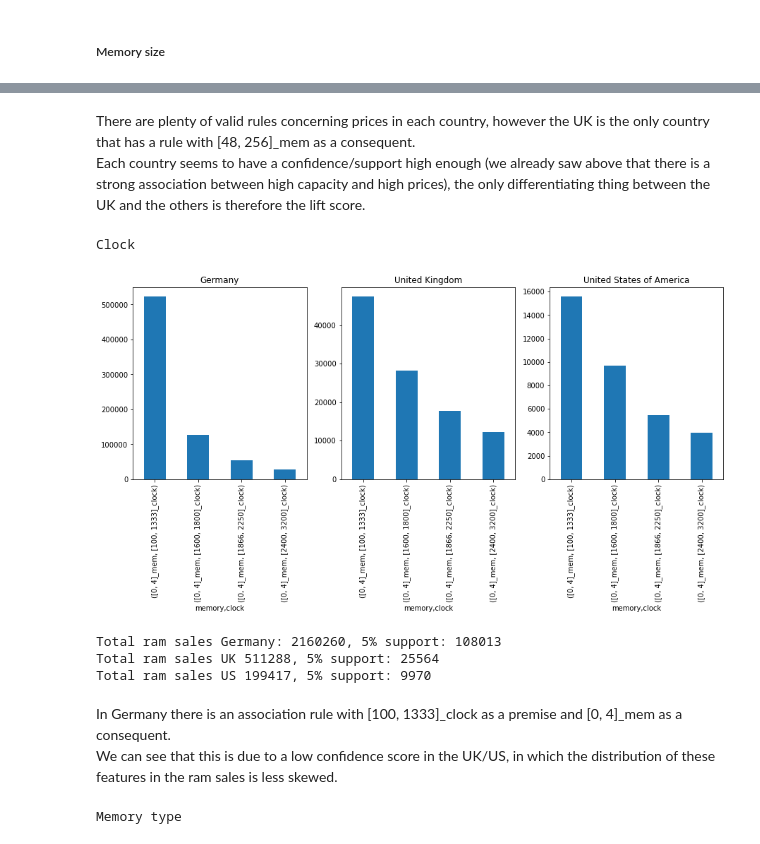
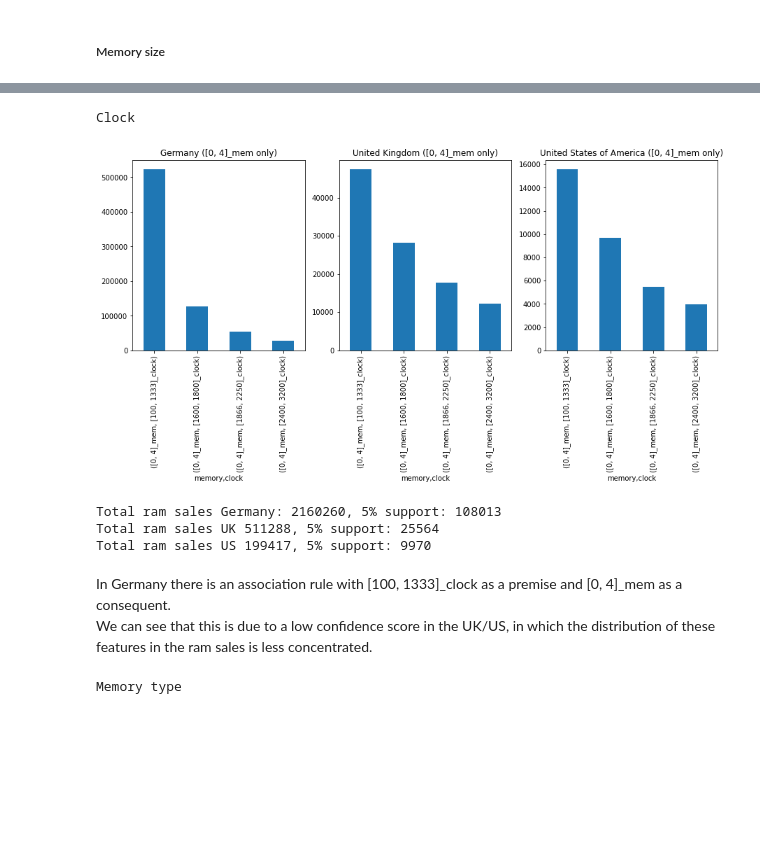
Before and after one commit to adettori/Data-Mining-DM-2020-project, a Jupyter notebook: DM_14_TASK4/dm2020-2-task4.ipynb, the cells around one changed output, grey strips where cells are left out. Saved outputs shown, nothing was run; the diff lists cells and outputs as text; code cells hidden in the pictures; blank space fills up the shorter version.

```diff
--- a/DM_14_TASK4/dm2020-2-task4.ipynb
+++ b/DM_14_TASK4/dm2020-2-task4.ipynb
@@ -746,30 +1009,27 @@ Total ram sales US 199417, 5% support: 9970
-# %% [markdown]
-There are plenty of valid rules concerning prices in each country, however the UK is the only country that has a rule with [48, 256]_mem as a consequent.
-Each country seems to have a confidence/support high enough (we already saw above that there is a strong association between high capacity and high prices), the only differentiating thing between the UK and the others is therefore the lift score.
 # %%
 print("Clock")
 
 fig, axes = plt.subplots(1, 3, figsize=(15, 5))
 df_sales_proc.loc[(df_sales_proc["country"] == "Germany") & (df_sales_proc["memory"] == "[0, 4]_mem")]\
-        .groupby(["memory", "clock"]).size().nlargest(15).plot(kind="bar", ax=axes[0], title="Germany")
+        .groupby(["memory", "clock"]).size().nlargest(15).plot(kind="bar", ax=axes[0], title="Germany ([0, 4]_mem only)")
 df_sales_proc.loc[(df_sales_proc["country"] == "United Kingdom") & (df_sales_proc["memory"] == "[0, 4]_mem")]\
-        .groupby(["memory", "clock"]).size().nlargest(15).plot(kind="bar", ax=axes[1], title="United Kingdom")
+        .groupby(["memory", "clock"]).size().nlargest(15).plot(kind="bar", ax=axes[1], title="United Kingdom ([0, 4]_mem only)")
 df_sales_proc.loc[(df_sales_proc["country"] == "United States of America") & (df_sales_proc["memory"] == "[0, 4]_mem")]\
-        .groupby(["memory", "clock"]).size().nlargest(15).plot(kind="bar", ax=axes[2], title="United States of America")
+        .groupby(["memory", "clock"]).size().nlargest(15).plot(kind="bar", ax=axes[2], title="United States of America ([0, 4]_mem only)")
 plt.show()
 
-print(f'Total ram sales Germany: {ram_sales_ger}, 5% support: {ram_sales_ger*5//100}')
-print(f'Total ram sales UK {ram_sales_uk}, 5% support: {ram_sales_uk*5//100}')
-print(f'Total ram sales US {ram_sales_us}, 5% support: {ram_sales_us*5//100}')
+print(f'Total ram sales Germany: {ram_sales_ger.shape[0]}, 5% support: {ram_sales_ger.shape[0]*5//100}')
+print(f'Total ram sales UK {ram_sales_uk.shape[0]}, 5% support: {ram_sales_uk.shape[0]*5//100}')
+print(f'Total ram sales US {ram_sales_us.shape[0]}, 5% support: {ram_sales_us.shape[0]*5//100}')
 # %% [output]
 Clock
-[figure, old version]
+[figure, new version]
 Total ram sales Germany: 2160260, 5% support: 108013
 Total ram sales UK 511288, 5% support: 25564
 Total ram sales US 199417, 5% support: 9970
 # %% [markdown]
 In Germany there is an association rule with [100, 1333]_clock as a premise and [0, 4]_mem as a consequent.
-We can see that this is due to a low confidence score in the UK/US, in which the distribution of these features in the ram sales is less skewed.
+We can see that this is due to a low confidence score in the UK/US, in which the distribution of these features in the ram sales is less concentrated.
 # %%
 print("Memory type")
 
```
Also changed, not shown: parts of 108 cells of this notebook.
